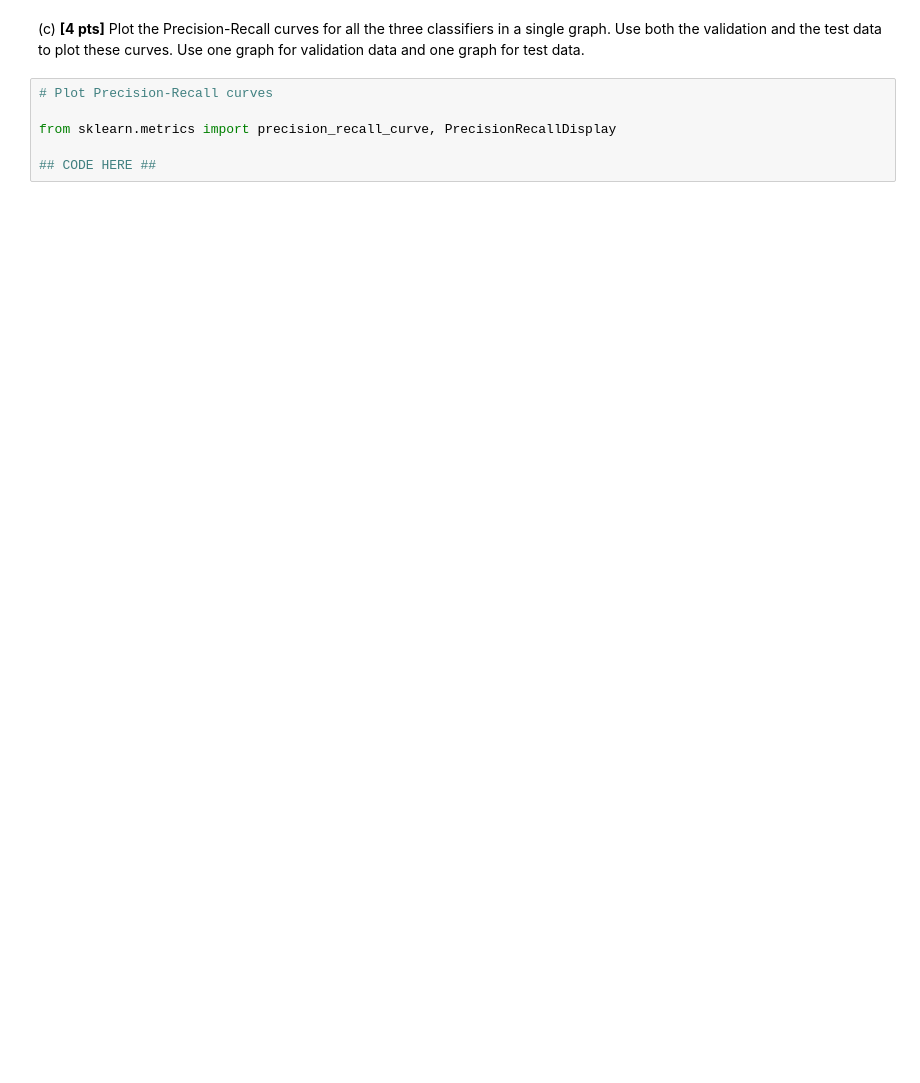
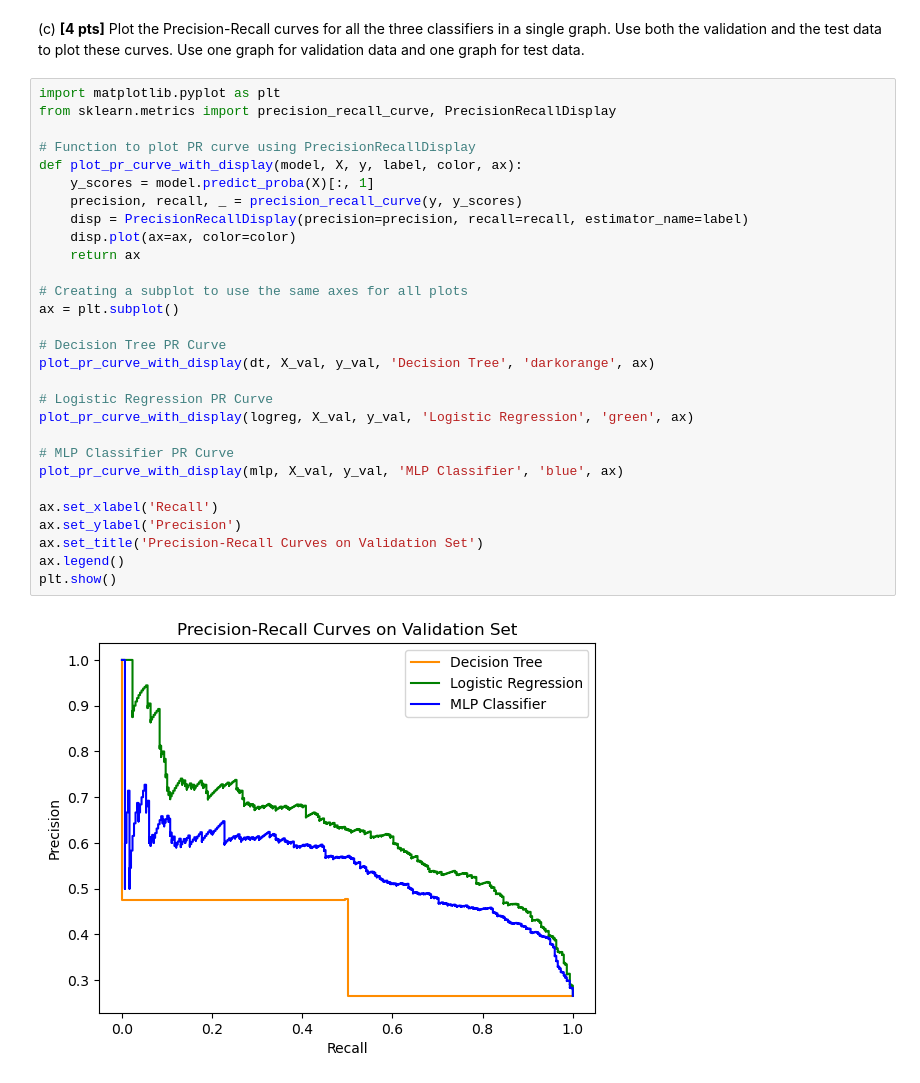
Before and after one commit to axj65/ece381, a Jupyter notebook: HW_4.ipynb, the cells around one changed output. Drawn from its saved outputs; the diff is of its cells as text; blank space fills up the shorter version.

```diff
--- a/HW_4.ipynb
+++ b/HW_4.ipynb
@@ -547,8 +638,33 @@ from sklearn.metrics import roc_curve, roc_auc_score
 # %% [markdown]
 (c) **[4 pts]** Plot the Precision-Recall curves for all the three classifiers in a single graph. Use both the validation and the test data to plot these curves. Use one graph for validation data and one graph for test data.
-# %%
-# Plot Precision-Recall curves
-
-from sklearn.metrics import precision_recall_curve, PrecisionRecallDisplay
-
-## CODE HERE ##
+# %%
+import matplotlib.pyplot as plt
+from sklearn.metrics import precision_recall_curve, PrecisionRecallDisplay
+
+# Function to plot PR curve using PrecisionRecallDisplay
+def plot_pr_curve_with_display(model, X, y, label, color, ax):
+    y_scores = model.predict_proba(X)[:, 1]
+    precision, recall, _ = precision_recall_curve(y, y_scores)
+    disp = PrecisionRecallDisplay(precision=precision, recall=recall, estimator_name=label)
+    disp.plot(ax=ax, color=color)
+    return ax
+
+# Creating a subplot to use the same axes for all plots
+ax = plt.subplot()
+
+# Decision Tree PR Curve
+plot_pr_curve_with_display(dt, X_val, y_val, 'Decision Tree', 'darkorange', ax)
+
+# Logistic Regression PR Curve
+plot_pr_curve_with_display(logreg, X_val, y_val, 'Logistic Regression', 'green', ax)
+
+# MLP Classifier PR Curve
+plot_pr_curve_with_display(mlp, X_val, y_val, 'MLP Classifier', 'blue', ax)
+
+ax.set_xlabel('Recall')
+ax.set_ylabel('Precision')
+ax.set_title('Precision-Recall Curves on Validation Set')
+ax.legend()
+plt.show()
+# %% [output]
+[figure, added]
```
Also changed, not shown: parts of 7 cells of this notebook.
